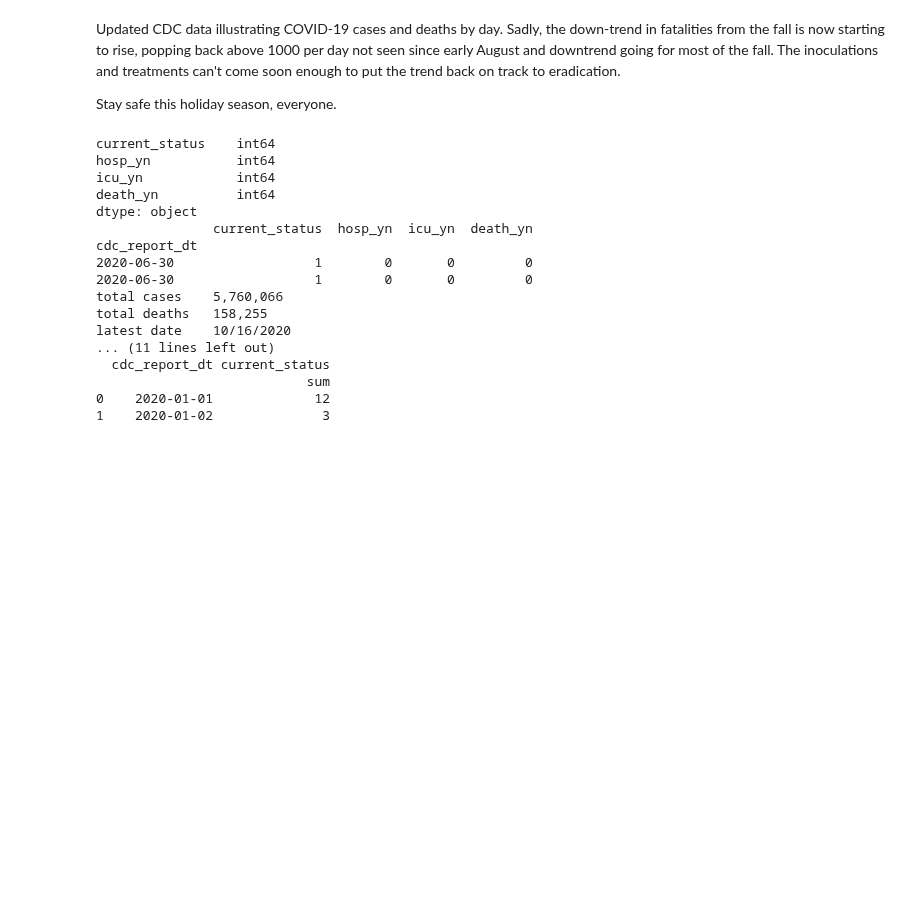
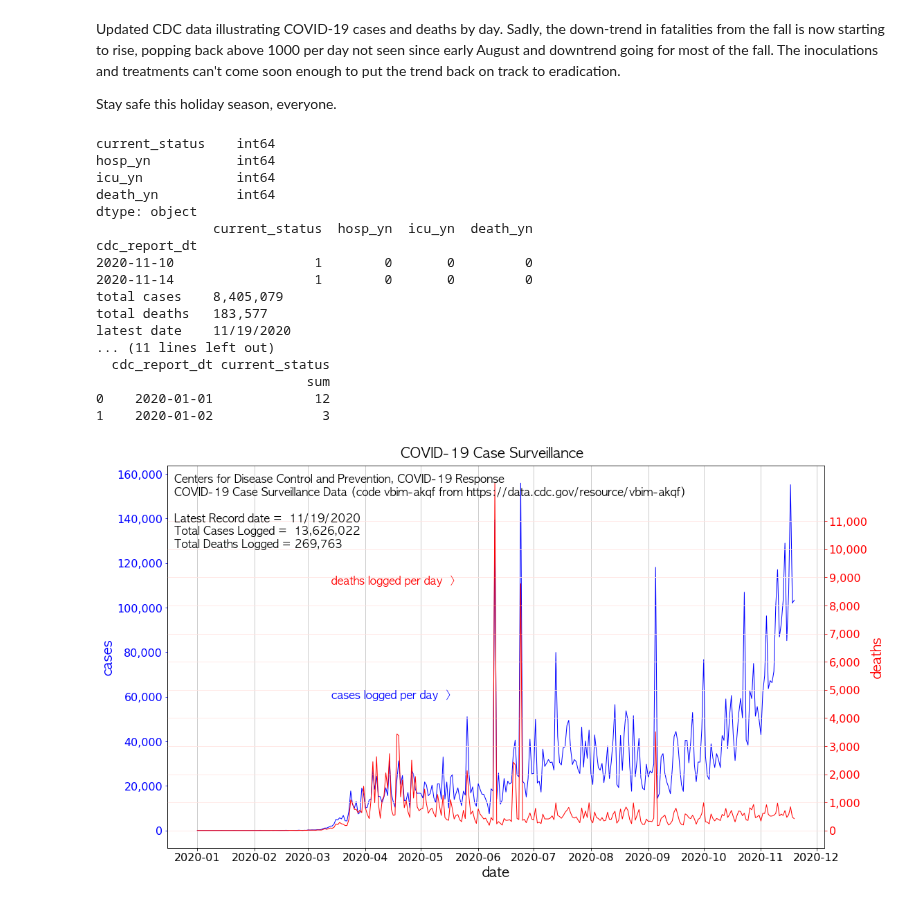
Before and after one commit to bethanysciences/Jupyter_Notebooks, a Jupyter notebook: covid19.ipynb, the cells around one changed output. Drawn from its saved outputs; the diff is of its cells as text; code cells hidden in the pictures; blank space fills up the shorter version.

```diff
--- a/covid19.ipynb
+++ b/covid19.ipynb
@@ -97,12 +96,15 @@ Updated CDC data illustrating COVID-19 cases and deaths by day. Sadly, the down-
 
 Stay safe this holiday season, everyone.
 # %%
+
 # GET DATA SODAPY PULL
+
 # results = client.get_all('vbim-akqf')
 # df = pd.DataFrame.from_records(results)    # downloads ~ 12M records - takes a while - faster to download csv and process
 
-# GET DATA FROM DOWNLOADED CSV
-df = pd.read_csv('/Users/bsmith/Dropbox/arch/COVID-19_Case_Surveillance_Public_Use_Data.csv')
+# GET DATA FROM DOWNLOADED CSV https://data.cdc.gov/Case-Surveillance/COVID-19-Case-Surveillance-Public-Use-Data/vbim-akqf
+# df = pd.read_csv('/Users/bsmith/Dropbox/arch/COVID-19_Case_Surveillance_Public_Use_Data.csv')
+df = pd.read_csv('/Users/bsmith/Desktop/COVID-19_Case_Surveillance_Public_Use_Data.csv')
 
 df = df.drop(columns=['pos_spec_dt','onset_dt','medcond_yn','age_group','sex','Race and ethnicity (combined)'])
 df = df.replace({'death_yn' : { 'No' : 0, 'Unknown' : 0, 'Missing' : 0, 'Yes' : 1 }})
@@ -116,35 +118,78 @@ sumdeaths_df = df.groupby('cdc_report_dt').agg(['sum']).reset_index()
 sumdeaths_df = sumdeaths_df.drop(columns=['current_status', 'hosp_yn', 'icu_yn'])
 sumcases_df  = df.groupby('cdc_report_dt').agg(['sum']).reset_index()
 sumcases_df  = sumcases_df.drop(columns=['hosp_yn', 'icu_yn', 'death_yn'])
 
 pd.options.display.float_format = '{:,.0f}'.format      # print all floats as commas and drop decemals
 
 print(df.dtypes)
 print(df.head(2))
 print("total cases   ", '{0:,}'.format(df.shape[0]))
 print("total deaths  ", '{0:,}'.format(df['death_yn'].sum()))
 print("latest date   ", df.index.max().strftime("%m/%d/%Y"))
 print("earliest date ", df.index.min().strftime("%m/%d/%Y"))
 
 print(sumdeaths_df.dtypes)
 print(sumdeaths_df.head(2))
 print(sumcases_df.dtypes)
 print(sumcases_df.head(2))
+
+# VISUALIZATION
+
+legend = 'Centers for Disease Control and Prevention, COVID-19 Response\nCOVID-19 Case Surveillance Data (code vbim-akqf from https://data.cdc.gov/resource/vbim-akqf)\n\nLatest Record date =  ' + df.index.max().strftime("%m/%d/%Y") + '\nTotal Cases Logged =  ' + cases + '\nTotal Deaths Logged = '+ deaths
+
+sur_cases_day  = 'blue line - cases logged per day'
+sur_deaths_day = 'rad line - deaths logged per day'
+
+fig, ax = plt.subplots(figsize=(16,9))
+fig.suptitle('COVID-19 Case Surveillance', fontname = 'AppleGothic', size=20)
+fig.text(0.01, 0.88, legend, ha = 'left', va = 'center', transform = ax.transAxes, fontname = 'AppleGothic',size = 16)
+ax.set_alpha(0.0)
+sns.despine(top = True, right = True, left = False, bottom = False)
+ax.plot(sumcases_df.cdc_report_dt, sumcases_df.current_status, color = 'blue', linewidth = 1)
+
+ax.grid(b=None, which='both', axis='x', color = 'silver')
+
+ax.set_xlabel('date', color = 'black', fontname = 'AppleGothic', size = 20)
+ax.tick_params(labelsize = 16, color = 'black', axis = 'x', colors = 'black')
+
+ax.set_ylabel('cases', color = 'blue', fontname = 'AppleGothic', size = 20)
+ax.tick_params(labelsize = 16, color = 'blue', axis = 'y', colors = 'blue')
+ax.yaxis.set_major_formatter(mpl.ticker.StrMethodFormatter('{x:,.0f}'))
+
+ax2=ax.twinx()
+ax2.set_ylabel('deaths', color = 'red', fontname = 'AppleGothic', size = 20)
+ax2.yaxis.set_ticks(np.arange(0, 12000, 1000))
+ax2.tick_params(labelsize = 16, axis = 'y', colors = 'red')
+ax2.yaxis.set_major_formatter(mpl.ticker.StrMethodFormatter('{x:,.0f}'))
+
+ax2.grid(b=None, which='major', axis='both', color = 'mistyrose')
+
+ax2.plot(sumdeaths_df.cdc_report_dt, sumdeaths_df.death_yn, color = 'red', linewidth = 1)
+
+fig.text(0.25, 0.5, sur_deaths_day, ha = 'left', va = 'center', transform = ax.transAxes, color = 'red', fontname = 'AppleGothic', size = 16)
+fig.text(0.25, 0.4, sur_cases_day, ha = 'left', va = 'center', transform = ax.transAxes, color = 'blue', fontname = 'AppleGothic', size = 16)
+
+plt.tight_layout()
+plt.show()
+
+ax.figure.savefig('img/cdc_covid-19_case_surveillance_' + df.index.max().strftime("%Y%m%d") + '.svg', dpi=96, transparent=True)
+ax.figure.savefig('img/cdc_covid-19_case_surveillance_' + df.index.max().strftime("%Y%m%d") + '.png', dpi=96, transparent=True)
 # %% [output]
 current_status    int64
 hosp_yn           int64
 icu_yn            int64
 death_yn          int64
 dtype: object
                current_status  hosp_yn  icu_yn  death_yn
 cdc_report_dt
-2020-06-30                  1        0       0         0
-2020-06-30                  1        0       0         0
-total cases    5,760,066
-total deaths   158,255
-latest date    10/16/2020
+2020-11-10                  1        0       0         0
+2020-11-14                  1        0       0         0
+total cases    8,405,079
+total deaths   183,577
+latest date    11/19/2020
 ... (11 lines left out)
   cdc_report_dt current_status
                            sum
 0    2020-01-01             12
 1    2020-01-02              3
+[figure, added]
```
Also changed, not shown: parts of 3 cells of this notebook, 9 other files.
